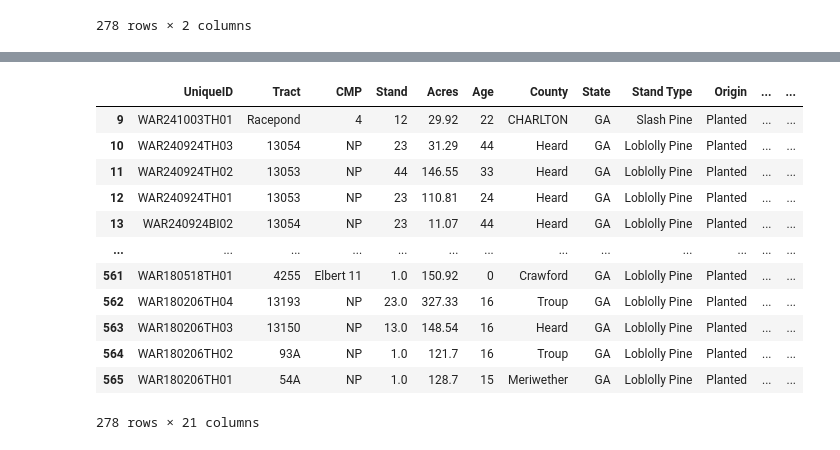
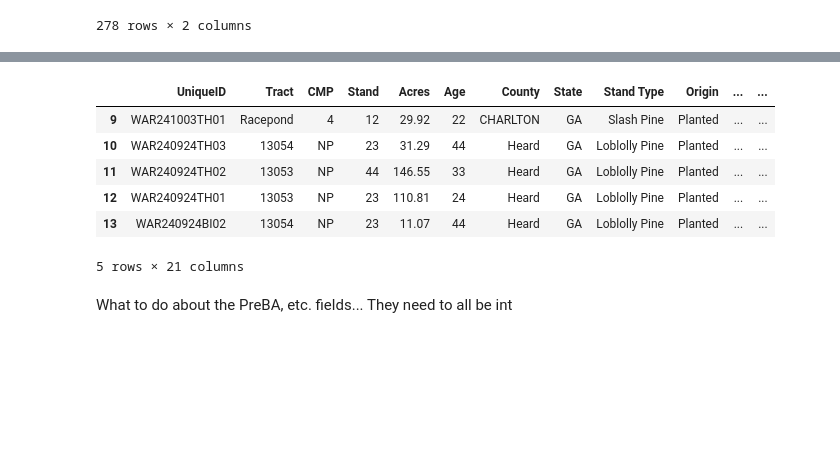
Before and after one commit to BilyBrown/sqlite3-tutorial, a Jupyter notebook: create_war_tables.ipynb, the cells around one changed output, grey strips where cells are left out. Cells and saved outputs as stored; diff of their text form; code cells hidden in the pictures; blank space fills up the shorter version.

```diff
--- a/create_war_tables.ipynb
+++ b/create_war_tables.ipynb
@@ -185,22 +187,21 @@ client_df.loc[pd.to_numeric(client_df['Reporting Period'], errors='coerce').isnu
 client_df['Reporting Period'] = pd.to_numeric(client_df['Reporting Period'], downcast='integer')
 # %%
 client_df['Age'] = pd.to_numeric(client_df['Age'], errors='coerce', downcast='integer').fillna(0).astype(int)
+# %%
+client_df.loc[pd.to_numeric(client_df['Future GT'], errors='coerce').isnull(), 'Future GT'] = 0
 # %%
 client_df['Tract'] = client_df['Tract'].astype(str)
+client_df['Stand'] = client_df['Stand'].astype(str)
 # %%
 client_df['Tract'] = client_df['Tract'].apply(lambda x: x.split('.')[0])
-client_df
+client_df.head()
 # %% [output]
 |  | UniqueID | Tract | CMP | Stand | Acres | Age | County | State | Stand Type | Origin | ... | ... |
 | 9 | WAR241003TH01 | Racepond | 4 | 12 | 29.92 | 22 | CHARLTON | GA | Slash Pine | Planted | ... | ... |
 | 10 | WAR240924TH03 | 13054 | NP | 23 | 31.29 | 44 | Heard | GA | Loblolly Pine | Planted | ... | ... |
 | 11 | WAR240924TH02 | 13053 | NP | 44 | 146.55 | 33 | Heard | GA | Loblolly Pine | Planted | ... | ... |
 | 12 | WAR240924TH01 | 13053 | NP | 23 | 110.81 | 24 | Heard | GA | Loblolly Pine | Planted | ... | ... |
 | 13 | WAR240924BI02 | 13054 | NP | 23 | 11.07 | 44 | Heard | GA | Loblolly Pine | Planted | ... | ... |
-| ... | ... | ... | ... | ... | ... | ... | ... | ... | ... | ... | ... | ... |
-| 561 | WAR180518TH01 | 4255 | Elbert 11 | 1.0 | 150.92 | 0 | Crawford | GA | Loblolly Pine | Planted | ... | ... |
-| 562 | WAR180206TH04 | 13193 | NP | 23.0 | 327.33 | 16 | Troup | GA | Loblolly Pine | Planted | ... | ... |
-| 563 | WAR180206TH03 | 13150 | NP | 13.0 | 148.54 | 16 | Heard | GA | Loblolly Pine | Planted | ... | ... |
-| 564 | WAR180206TH02 | 93A | NP | 1.0 | 121.7 | 16 | Troup | GA | Loblolly Pine | Planted | ... | ... |
-| 565 | WAR180206TH01 | 54A | NP | 1.0 | 128.7 | 15 | Meriwether | GA | Loblolly Pine | Planted | ... | ... |
-278 rows × 21 columns
+5 rows × 21 columns
+# %% [markdown]
+What to do about the PreBA, etc. fields... They need to all be int
```
Also changed, not shown: parts of 26 cells of this notebook.
